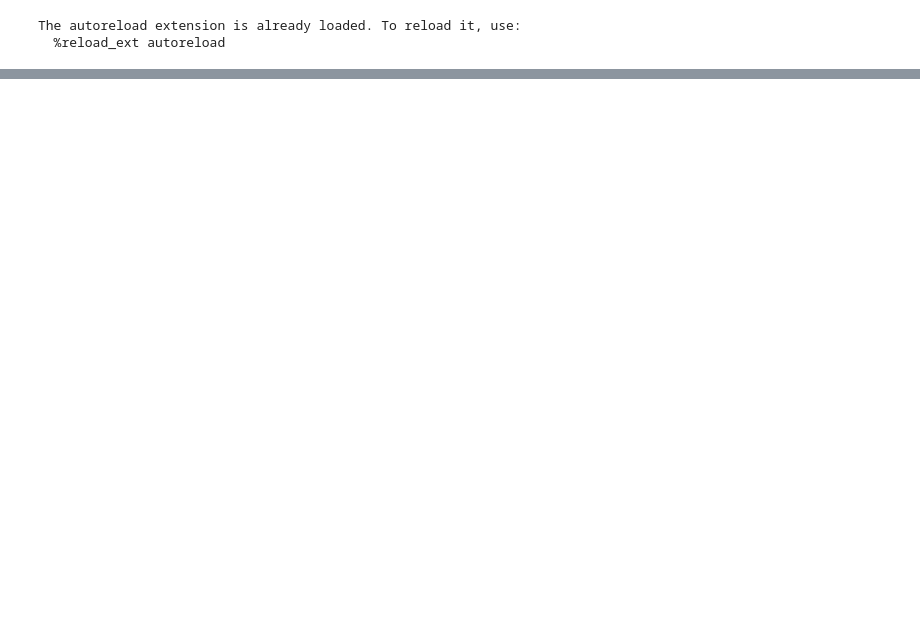
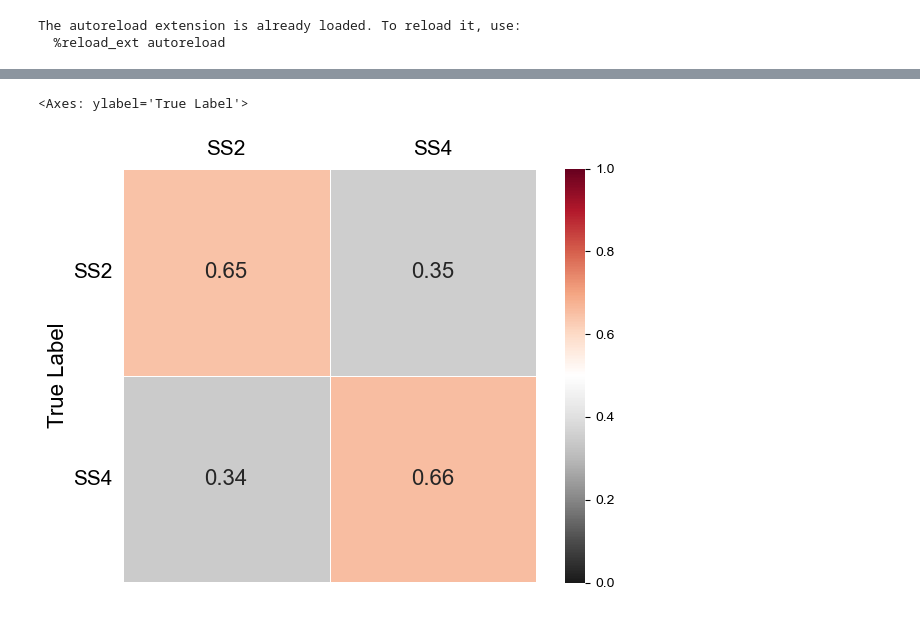
Before and after one commit to AwhVogelLab/mvEEG, a Jupyter notebook: decoding demo notebook.ipynb, the cells around one changed output, grey strips where cells are left out. Cells and saved outputs as stored; diff of their text form; code cells hidden in the pictures; blank space fills up the shorter version.

```diff
--- a/decoding demo notebook.ipynb
+++ b/decoding demo notebook.ipynb
@@ -90,0 +117,5 @@ FileNotFoundError: [Errno 2] No such file or directory: 'E:\\datasets\\supracapa
+# %%
+interp.plot_confusion_matrix(labels=['SS2','SS4'])
+# %% [output]
+<Axes: ylabel='True Label'>
+[figure, added]
```
Also changed, not shown: parts of 8 cells of this notebook, 5 other files.
